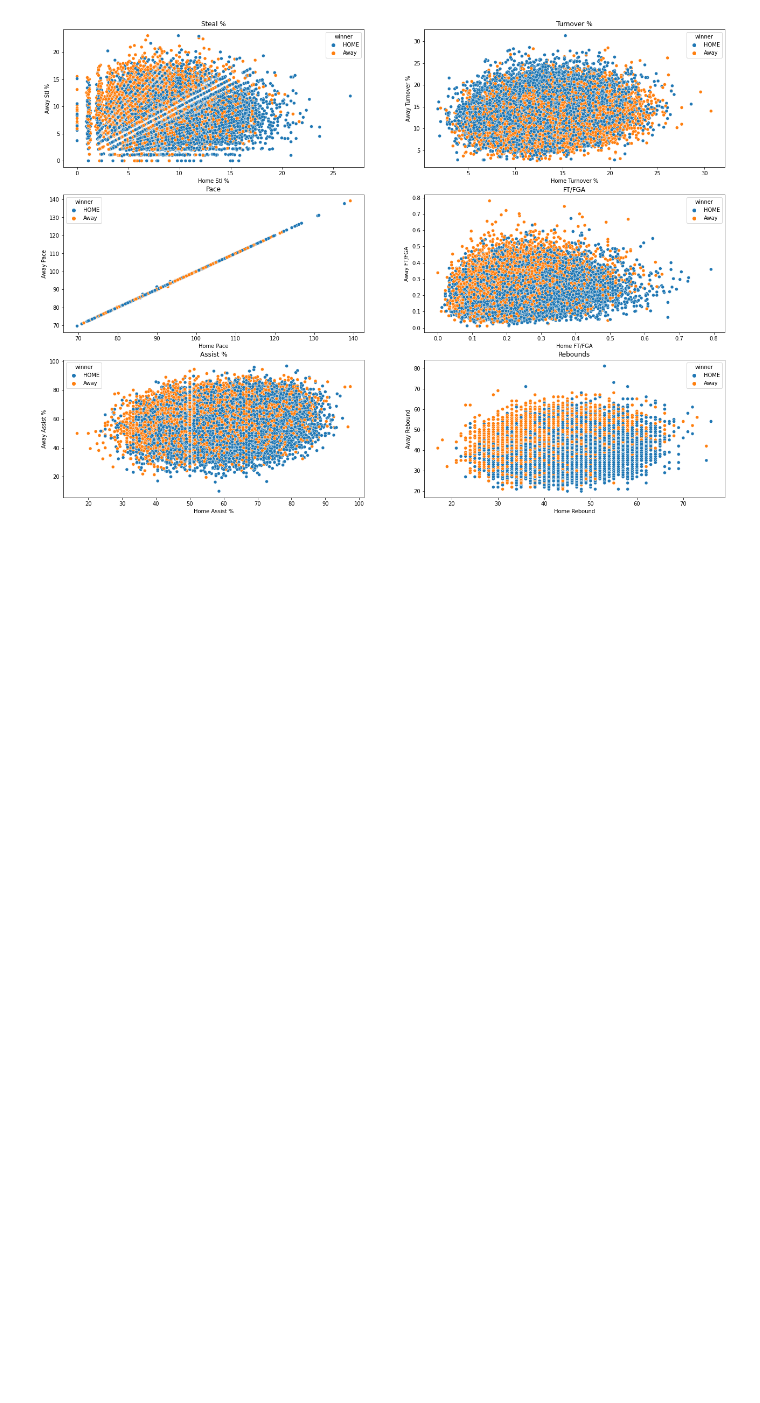
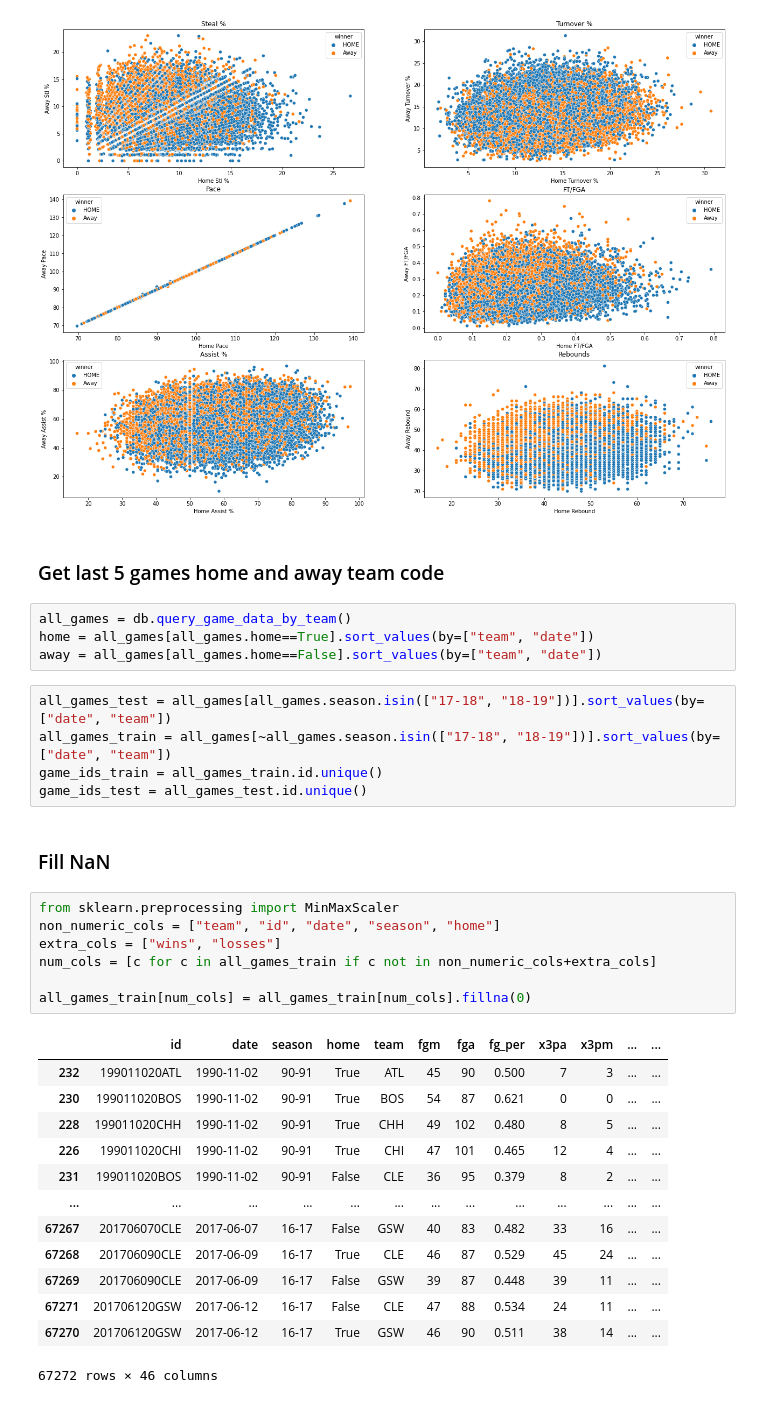
Before and after one commit to Anton1o-I/nbaModels, a Jupyter notebook: nbaModels/exploratory/20201024_initial_eda.ipynb, the cells around one changed output. Saved outputs shown, nothing was run; the diff lists cells and outputs as text; blank space fills up the shorter version.

```diff
--- a/nbaModels/exploratory/20201024_initial_eda.ipynb
+++ b/nbaModels/exploratory/20201024_initial_eda.ipynb
@@ -92,3 +111,37 @@ ax6.set(xlabel = "Home Rebound", ylabel = "Away Rebound", title = "Rebounds")
  Text(0, 0.5, 'Away Rebound'),
  Text(0.5, 1.0, 'Rebounds')]
 [figure]
+# %% [markdown]
+### Get last 5 games home and away team code
+# %%
+all_games = db.query_game_data_by_team()
+home = all_games[all_games.home==True].sort_values(by=["team", "date"])
+away = all_games[all_games.home==False].sort_values(by=["team", "date"])
+# %%
+all_games_test = all_games[all_games.season.isin(["17-18", "18-19"])].sort_values(by=["date", "team"])
+all_games_train = all_games[~all_games.season.isin(["17-18", "18-19"])].sort_values(by=["date", "team"])
+game_ids_train = all_games_train.id.unique()
+game_ids_test = all_games_test.id.unique()
+# %% [markdown]
+### Fill NaN
+# %%
+from sklearn.preprocessing import MinMaxScaler
+non_numeric_cols = ["team", "id", "date", "season", "home"]
+extra_cols = ["wins", "losses"]
+num_cols = [c for c in all_games_train if c not in non_numeric_cols+extra_cols]
+
+all_games_train[num_cols] = all_games_train[num_cols].fillna(0)
+# %% [output]
+|  | id | date | season | home | team | fgm | fga | fg_per | x3pa | x3pm | ... | ... |
+| 232 | 199011020ATL | 1990-11-02 | 90-91 | True | ATL | 45 | 90 | 0.500 | 7 | 3 | ... | ... |
+| 230 | 199011020BOS | 1990-11-02 | 90-91 | True | BOS | 54 | 87 | 0.621 | 0 | 0 | ... | ... |
+| 228 | 199011020CHH | 1990-11-02 | 90-91 | True | CHH | 49 | 102 | 0.480 | 8 | 5 | ... | ... |
+| 226 | 199011020CHI | 1990-11-02 | 90-91 | True | CHI | 47 | 101 | 0.465 | 12 | 4 | ... | ... |
+| 231 | 199011020BOS | 1990-11-02 | 90-91 | False | CLE | 36 | 95 | 0.379 | 8 | 2 | ... | ... |
+| ... | ... | ... | ... | ... | ... | ... | ... | ... | ... | ... | ... | ... |
+| 67267 | 201706070CLE | 2017-06-07 | 16-17 | False | GSW | 40 | 83 | 0.482 | 33 | 16 | ... | ... |
+| 67268 | 201706090CLE | 2017-06-09 | 16-17 | True | CLE | 46 | 87 | 0.529 | 45 | 24 | ... | ... |
+| 67269 | 201706090CLE | 2017-06-09 | 16-17 | False | GSW | 39 | 87 | 0.448 | 39 | 11 | ... | ... |
+| 67271 | 201706120GSW | 2017-06-12 | 16-17 | False | CLE | 47 | 88 | 0.534 | 24 | 11 | ... | ... |
+| 67270 | 201706120GSW | 2017-06-12 | 16-17 | True | GSW | 46 | 90 | 0.511 | 38 | 14 | ... | ... |
+67272 rows × 46 columns
```
Also changed, not shown: parts of 17 cells of this notebook, 1 other file.
